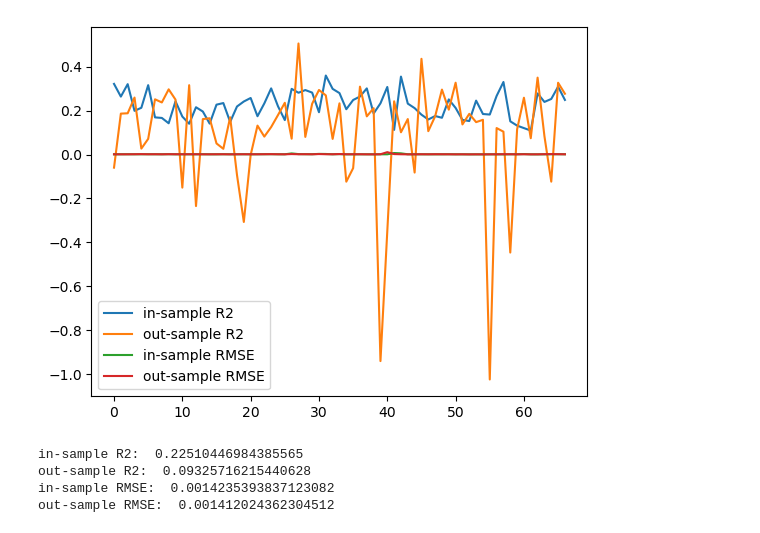
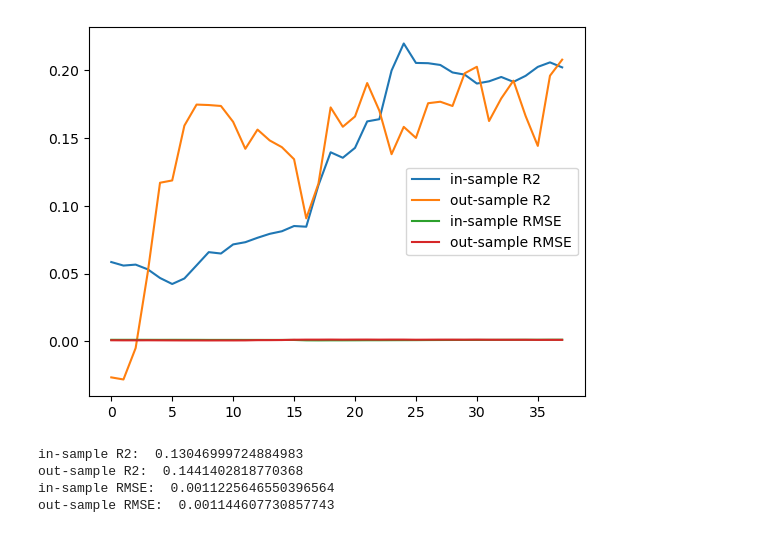
Before and after one commit to Jeremygaop/research-on-pair-trading, a Jupyter notebook: step3/model_test2.ipynb, the cells around one changed output. Drawn from its saved outputs; the diff is of its cells as text; code cells hidden in the pictures.

```diff
--- a/step3/model_test2.ipynb
+++ b/step3/model_test2.ipynb
@@ -14,7 +14,7 @@ path = '/Users/jeremyg/Documents/GitHub/SummerIndependentProject/tickData/factor
 data = pd.read_csv(path + 'JBF_factors.csv', index_col=0)
 data.index = pd.to_datetime(data.index)
 data['delta_1'] = data['spread'].diff().shift(-1)
-data = data.loc['2020-07-02':]
+data = data.loc['2022-11-02':]
 corr = data.corr()
 corr.style.background_gradient(cmap='coolwarm')
 corr = data.corr()
@@ -65,7 +65,7 @@ def valid_date_n_days_later(start, all_data, n):
         if start in all_data.index:
             i = i + 1
         if start > all_data.index[-1]:
-            break
+            return False
     return start
 # %%
 import matplotlib.pyplot as plt
@@ -80,11 +80,15 @@ all_rmse_out = []
 start_date = pd.to_datetime('2020-07-02 09:05:00')
 
 while start_date <= data.index[-1]:
-    train_date = valid_date_n_days_later(start_date, data, 5)
-    if train_date > data.index[-1]:
+    train_date = valid_date_n_days_later(start_date, data, 20)
+    if not train_date:
         break
     test_date = valid_date_n_days_later(train_date, data, 1)
-    end_date = valid_date_n_days_later(test_date, data, 1)
+    if not test_date:
+        break
+    end_date = valid_date_n_days_later(test_date, data, 5)
+    if not end_date:
+        break
 
 
     train_data = data.loc[start_date:train_date]
@@ -101,39 +105,39 @@ while start_date <= data.index[-1]:
     # fit the OLS
     model_ols = LinearRegression()
     model_ols.fit(X_train, y_train)
 
     r2_in = model_ols.score(X_train, y_train)
     r2_out = model_ols.score(X_test, y_test)
     rmse_in = np.sqrt(np.mean((model_ols.predict(X_train) - y_train) ** 2))
     rmse_out = np.sqrt(np.mean((model_ols.predict(X_test) - y_test) ** 2))
 
     # add the result to the list
     all_r2_in.append(r2_in)
     all_r2_out.append(r2_out)
     all_rmse_in.append(rmse_in)
     all_rmse_out.append(rmse_out)
 
-    start_date = end_date
+    start_date = valid_date_n_days_later(start_date, data, 1)
 
 # plot the 4 lists in the same plot
 plt.plot(all_r2_in, label='in-sample R2')
 plt.plot(all_r2_out, label='out-sample R2')
 plt.plot(all_rmse_in, label='in-sample RMSE')
 plt.plot(all_rmse_out, label='out-sample RMSE')
 plt.legend()
 plt.show()
 
 # print R2
 print("in-sample R2: ", sum(all_r2_in)/len(all_r2_in))
 print("out-sample R2: ", sum(all_r2_out)/len(all_r2_out))
 print("in-sample RMSE: ", sum(all_rmse_in)/len(all_rmse_in))
 print("out-sample RMSE: ", sum(all_rmse_out)/len(all_rmse_out))
 # %% [output]
-[figure, old version]
+[figure, new version]
-in-sample R2:  0.22510446984385565
-out-sample R2:  0.09325716215440628
-in-sample RMSE:  0.0014235393837123082
-out-sample RMSE:  0.001412024362304512
+in-sample R2:  0.13046999724884983
+out-sample R2:  0.1441402818770368
+in-sample RMSE:  0.0011225646550396564
+out-sample RMSE:  0.001144607730857743
 # %%
 # use adaBoost to fit the model
 from sklearn.ensemble import AdaBoostRegressor
```
Also changed, not shown: parts of 4 cells of this notebook, 5 other files.
